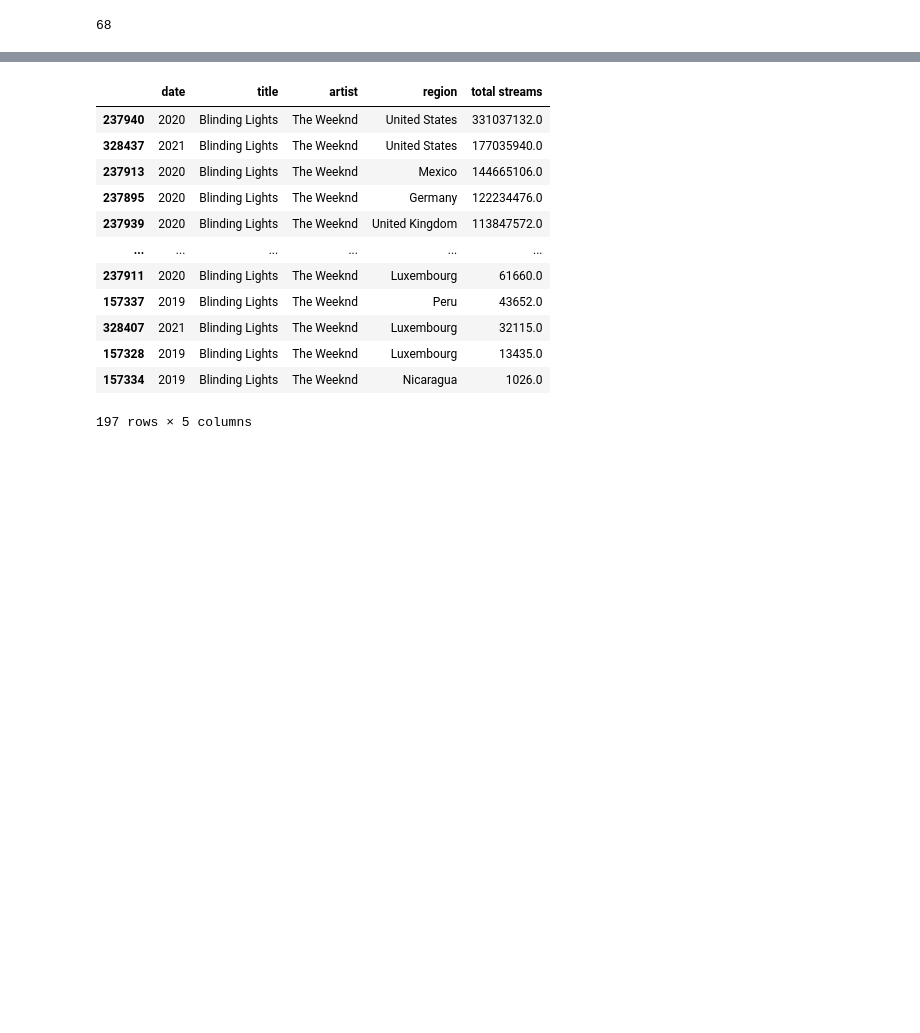
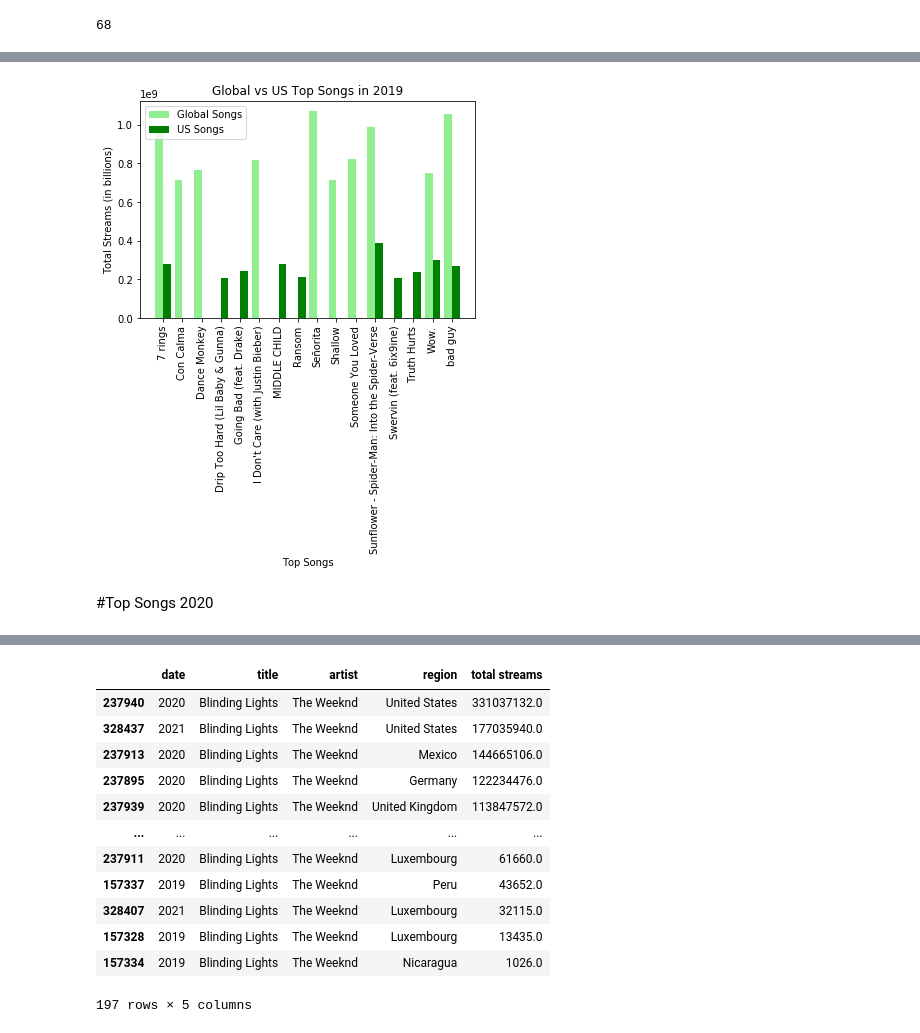
Before and after one commit to a-barbera/Project-One-Group-7, a Jupyter notebook: Project-1/Spotify_Trends.ipynb, the cells around one changed output, grey strips where cells are left out. Drawn from its saved outputs; the diff is of its cells as text; code cells hidden in the pictures; blank space fills up the shorter version.

```diff
--- a/Project-1/Spotify_Trends.ipynb
+++ b/Project-1/Spotify_Trends.ipynb
@@ -200,0 +409,15 @@ Name: total streams, Length: 642, dtype: float64
+# %%
+#create df for global vs us streams
+global_vs_us_2019 = pd.DataFrame({"Songs": new_top_2019, "US Streams": us_songs_2019, "Global Streams": global_songs_2019})
+
+#reset df index
+global_vs_us_2019 = global_vs_us_2019.groupby(['Songs']).first().reset_index()
+
+#fill empty values with 0
+global_vs_us_2019['Global Streams'] = global_vs_us_2019['Global Streams'].fillna(0)
+
+#fill empty values with 0
+global_vs_us_2019['US Streams'] = global_vs_us_2019['US Streams'].fillna(0)
+
+#print df
+global_vs_us_2019
@@ -200,0 +442,48 @@ Name: total streams, Length: 642, dtype: float64
+# %%
+#create x variable
+unique_top_songs = global_vs_us_2019["Songs"]
+
+#define x variable
+X = unique_top_songs
+
+#define y variable #1
+global_songs = global_vs_us_2019["Global Streams"]
+
+#define y variable #2
+us_songs = global_vs_us_2019["US Streams"]
+
+#define length of x-axis
+X_axis = np.arange(len(X))
+
+#add colors
+color1 = "lightgreen"
+color2 = "green"
+
+#plot y variable #1
+plt.bar(X_axis - 0.2, global_songs, 0.4, label = 'Global Songs', color=color1)
+
+#plot y variable #2
+plt.bar(X_axis + 0.2, us_songs, 0.4, label = 'US Songs', color=color2)
+
+#plot x ticks
+plt.xticks(X_axis, X)
+
+#rotate x ticks
+plt.xticks(rotation = 90)
+
+#create labels
+plt.xlabel("Top Songs")
+plt.ylabel("Total Streams (in billions)")
+
+#create title
+plt.title("Global vs US Top Songs in 2019")
+
+#plot legend
+plt.legend()
+
+#show plot
+plt.show()
+# %% [output]
+[figure, added]
+# %% [markdown]
+#Top Songs 2020
```
Also changed, not shown: parts of 62 cells of this notebook, 4 other files.
